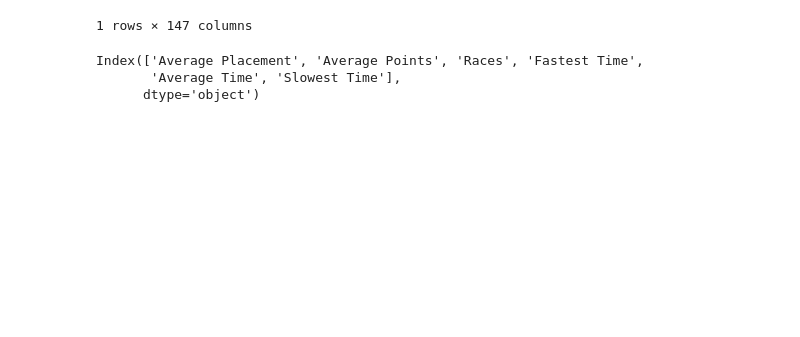
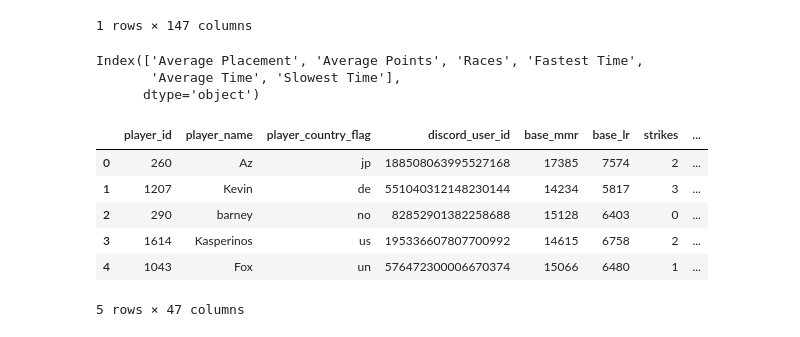
Before and after one commit to fordjackson26/CS5394Project3, a Jupyter notebook: webscrape.ipynb, the cells around one changed output. Cells and saved outputs as stored; diff of their text form; code cells hidden in the pictures; blank space fills up the shorter version.

```diff
--- a/webscrape.ipynb
+++ b/webscrape.ipynb
@@ -98,3 +99,26 @@ melted.columns.droplevel(1).unique()
 Index(['Average Placement', 'Average Points', 'Races', 'Fastest Time',
        'Average Time', 'Slowest Time'],
       dtype='object')
+# %%
+async def getJSONData(full_url):
+    try:
+        async with aiohttp.ClientSession() as session:
+            async with session.get(full_url) as r:
+                if r.status == 200:
+                    js = await r.json()
+                    return js
+    except:
+        return None
+# %%
+metadata = await getJSONData('https://www.mkwlounge.gg/api/ladderplayer.php?ladder_type=rt&all=1')
+# %%
+playerdata = pd.DataFrame(metadata['results'])
+playerdata.head()
+# %% [output]
+|  | player_id | player_name | player_country_flag | discord_user_id | base_mmr | base_lr | strikes | ... |
+| 0 | 260 | Az | jp | 188508063995527168 | 17385 | 7574 | 2 | ... |
+| 1 | 1207 | Kevin | de | 551040312148230144 | 14234 | 5817 | 3 | ... |
+| 2 | 290 | barney | no | 82852901382258688 | 15128 | 6403 | 0 | ... |
+| 3 | 1614 | Kasperinos | us | 195336607807700992 | 14615 | 6758 | 2 | ... |
+| 4 | 1043 | Fox | un | 576472300006670374 | 15066 | 6480 | 1 | ... |
+5 rows × 47 columns
```
Also changed, not shown: parts of 3 cells of this notebook, 1 other file.
